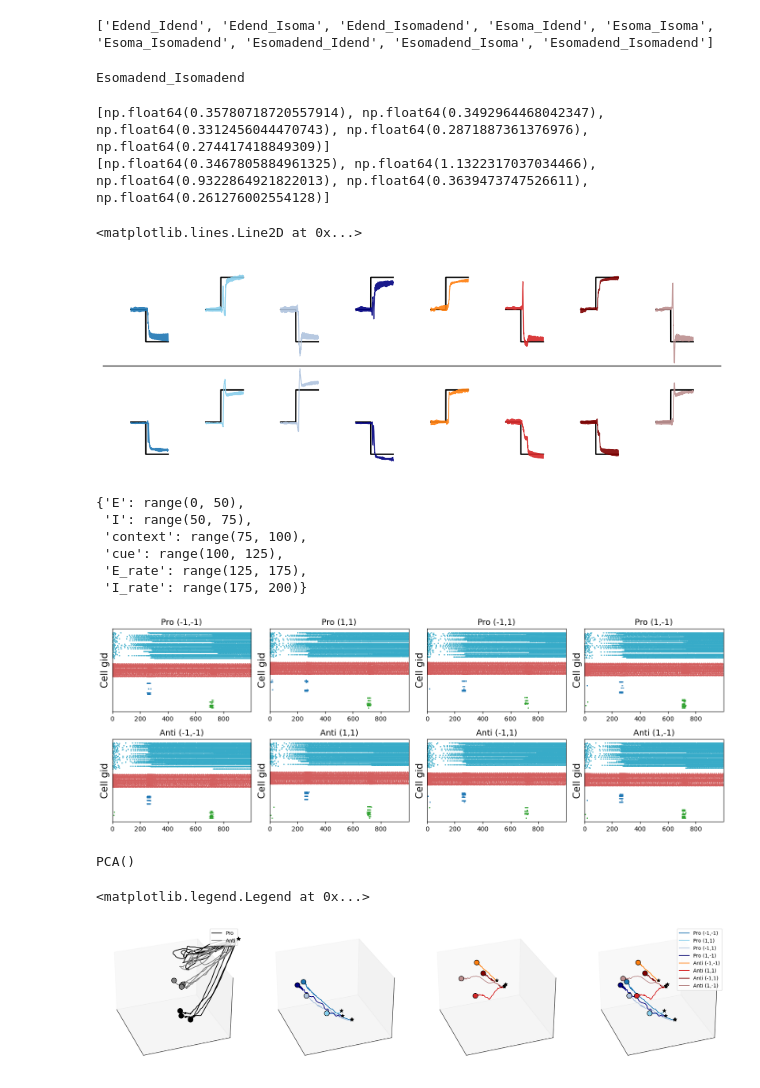
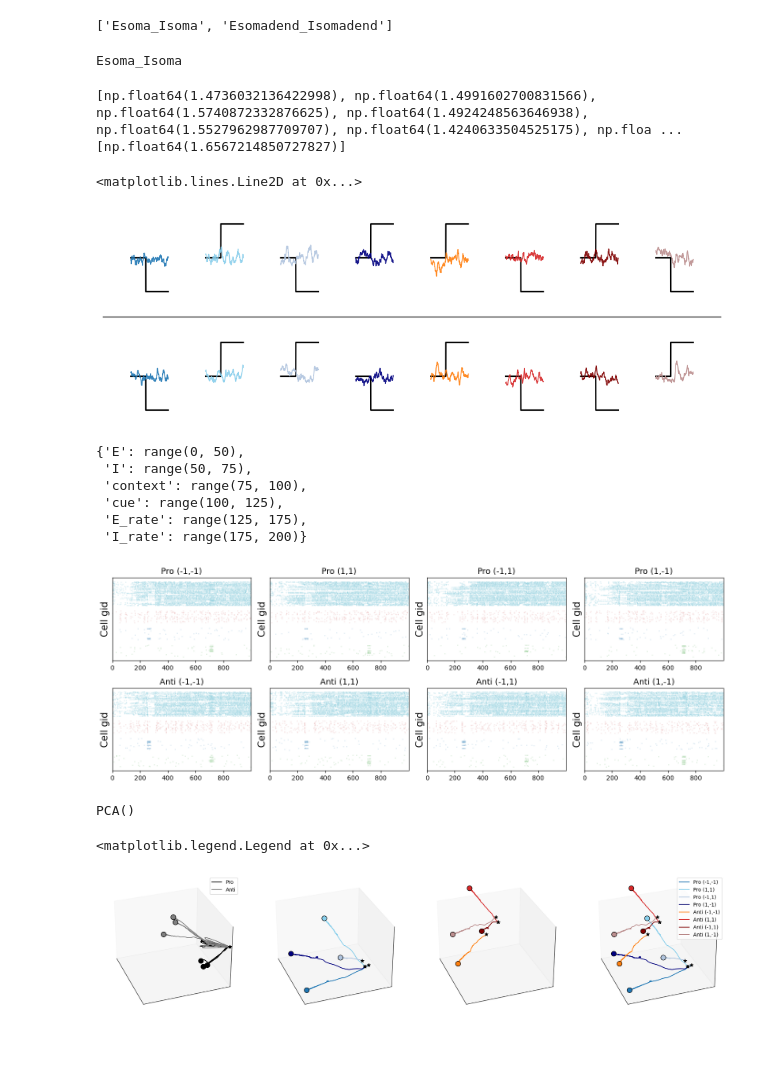
Before and after one commit to ntolley/dendractor, a Jupyter notebook: figures/plot_memorycontext_pca_trajectory.ipynb, the cells around one changed output. Cells and saved outputs as stored; diff of their text form; code cells hidden in the pictures; blank space fills up the shorter version.

```diff
--- a/figures/plot_memorycontext_pca_trajectory.ipynb
+++ b/figures/plot_memorycontext_pca_trajectory.ipynb
@@ -30,8 +30,8 @@ config.update("jax_enable_x64", True)
 config.update("jax_platform_name", "cpu")
 # config.update("jax_platform_name", "gpu")
 # %%
-data_path =  '/users/ntolley/data/ntolley/dendractor/intrinsic_permutations/random_initialization'
-# data_path =  '/users/ntolley/data/ntolley/dendractor/intrinsic_permutations/random_stimulation'
+# data_path =  '/users/ntolley/data/ntolley/dendractor/intrinsic_permutations/random_initialization'
+data_path =  '/users/ntolley/data/ntolley/dendractor/intrinsic_permutations_somaampa_dendnmda/random_initialization'
 
 file_list = os.listdir(data_path)
 
@@ -64,9 +44,9 @@ WARNING:2025-06-03 17:19:21,789:jax._src.xla_bridge:791: An NVIDIA GPU may be pr
 # %%
 print(list(random_init_dict.keys()))
 # %% [output]
-['Edend_Idend', 'Edend_Isoma', 'Edend_Isomadend', 'Esoma_Idend', 'Esoma_Isoma', 'Esoma_Isomadend', 'Esomadend_Idend', 'Esomadend_Isoma', 'Esomadend_Isomadend']
+['Esoma_Isoma', 'Esomadend_Isomadend']
 # %%
-# res_dict = random_init_dict['Esoma_Isoma']
+res_dict = random_init_dict['Esoma_Isoma']
 # res_dict = random_init_dict['Esoma_Idend']
 # res_dict = random_init_dict['Esoma_Isomadend']
 
@@ -76,7 +56,7 @@ print(list(random_init_dict.keys()))
 
 # res_dict = random_init_dict['Esomadend_Isoma']
 # res_dict = random_init_dict['Esomadend_Idend']
-res_dict = random_init_dict['Esomadend_Isomadend']
+# res_dict = random_init_dict['Esomadend_Isomadend']
 
 
 name = res_dict['name']
@@ -88,7 +68,7 @@ input_list = res_dict['input_list']
 num_cond = input_list.shape[0]
 print(name)
 # %% [output]
-Esomadend_Isomadend
+Esoma_Isoma
 # %%
 t_max = 1000
 dt = 0.25 # simulation output downsampled by factor of 10
@@ -114,7 +94,7 @@ for sim_idx in range(0, output_array.shape[0], num_cond):
     target_train.append(np.concatenate(temp_target_train_list, axis=1).T)
 
 
-num_model_sims = 5
+num_model_sims = 9
 
 
 error_list = list()
@@ -134,8 +114,8 @@ for sim_idx in range(len(x_train)):
 print(error_list[:num_model_sims])
 print(error_list[num_model_sims:])
 # %% [output]
-[np.float64(0.35780718720557914), np.float64(0.3492964468042347), np.float64(0.3312456044470743), np.float64(0.2871887361376976), np.float64(0.274417418849309)]
-[np.float64(0.3467805884961325), np.float64(1.1322317037034466), np.float64(0.9322864921822013), np.float64(0.3639473747526611), np.float64(0.261276002554128)]
+[np.float64(1.4736032136422998), np.float64(1.4991602700831566), np.float64(1.5740872332876625), np.float64(1.4924248563646938), np.float64(1.5527962987709707), np.float64(1.4240633504525175), np.floa ...
+[np.float64(1.6567214850727827)]
 # %%
 y_pred_list = list()
 target_list = list()
@@ -175,7 +155,7 @@ plt.axhline(y_offset/2, color='grey', linestyle='-')
 # plt.savefig('full_trajectory_set.svg')
 # %% [output]
 <matplotlib.lines.Line2D at 0x...>
-[figure, old version]
+[figure, new version]
 # %%
 input_names = [
     'Pro (-1,-1)', 'Pro (1,1)', 'Pro (-1,1)', 'Pro (1,-1)',
@@ -192,33 +172,33 @@ gid_ranges
 # %%
 fontsize = 15
 ticksize = 10
 labelsize=13
 threshold = 0.0
 
 spike_color_dict = {'E': '#37abc8', 'I': '#d35f5f', 'context': '#1f77b4', 'cue': '#2ca02c'}
 plt.figure(figsize=(14,5))
 for plot_idx, sim_idx in enumerate(range(num_cond)):
     # sim_idx *= num_cond
     # sim_idx += 10
 
     plt.subplot(2,4, plot_idx+1)
     s = output_array[sim_idx, :]
     above_threshold = s > threshold
     spike_gids, spike_times = np.where(np.diff(above_threshold.astype(int), axis=1) == 1)
 
     for type_idx, (name, cell_range) in enumerate(gid_ranges.items()):
         if name not in ['output', 'E_rate', 'I_rate']:
             mask = np.isin(spike_gids, cell_range)
-            plt.scatter(spike_times[mask] * dt, -spike_gids[mask] - type_idx * 10, label=name, s=1, alpha=1, color=spike_color_dict[name])
+            plt.scatter(spike_times[mask] * dt, -spike_gids[mask] - type_idx * 10, label=name, s=1, alpha=0.1, color=spike_color_dict[name])
     plt.ylabel('Cell gid', fontsize=fontsize)
     plt.yticks([])
     plt.xlim(0, time_vec[-1])
     # plt.axvline(500 * dt, color='k', linestyle='--')
     plt.title(input_names[plot_idx], fontsize=labelsize)
     plt.tight_layout()
     # plt.xlim(650, 700)
 # %% [output]
-[figure, old version]
+[figure, new version]
 # %%
 pca = PCA()
 pca.fit(np.concatenate(x_train))
@@ -351,7 +331,7 @@ ax4.legend(loc='upper right')
 # plt.savefig('cuesoma_context_soma_trajectory1.svg')
 # %% [output]
 <matplotlib.legend.Legend at 0x...>
-[figure, old version]
+[figure, new version]
 # %%
 dim1, dim2, dim3 = 3,4,5
 
```
Also changed, not shown: parts of 2 cells of this notebook, 4 other files.
